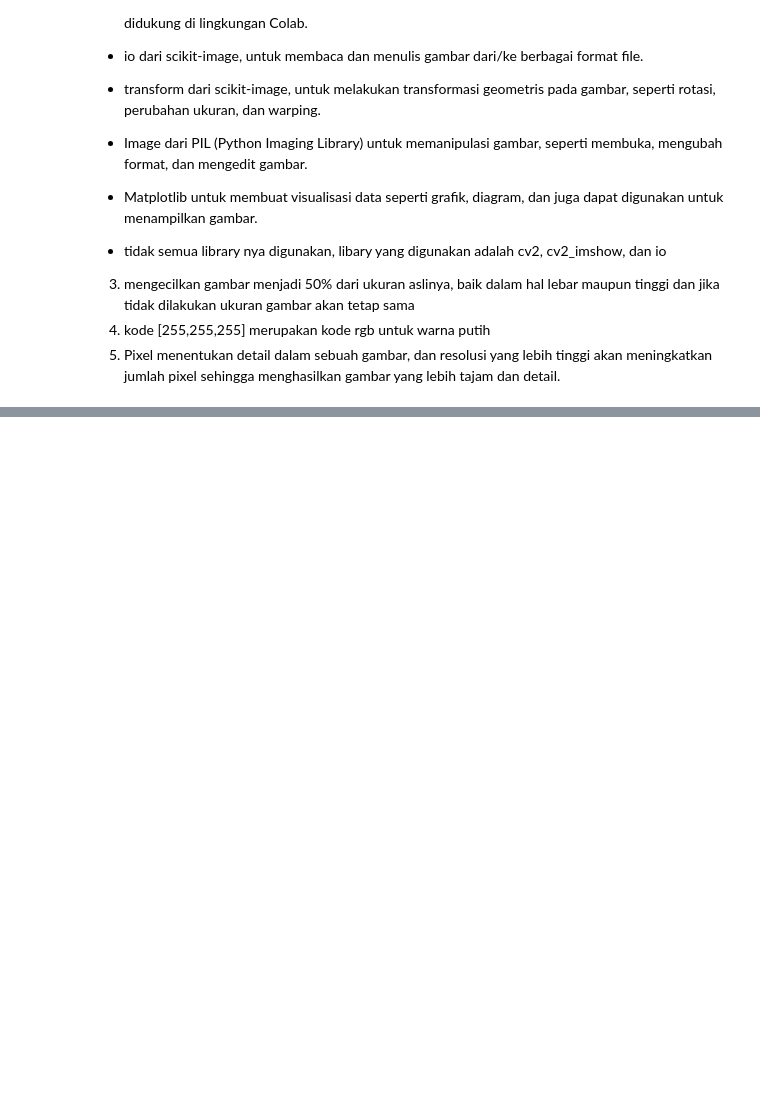
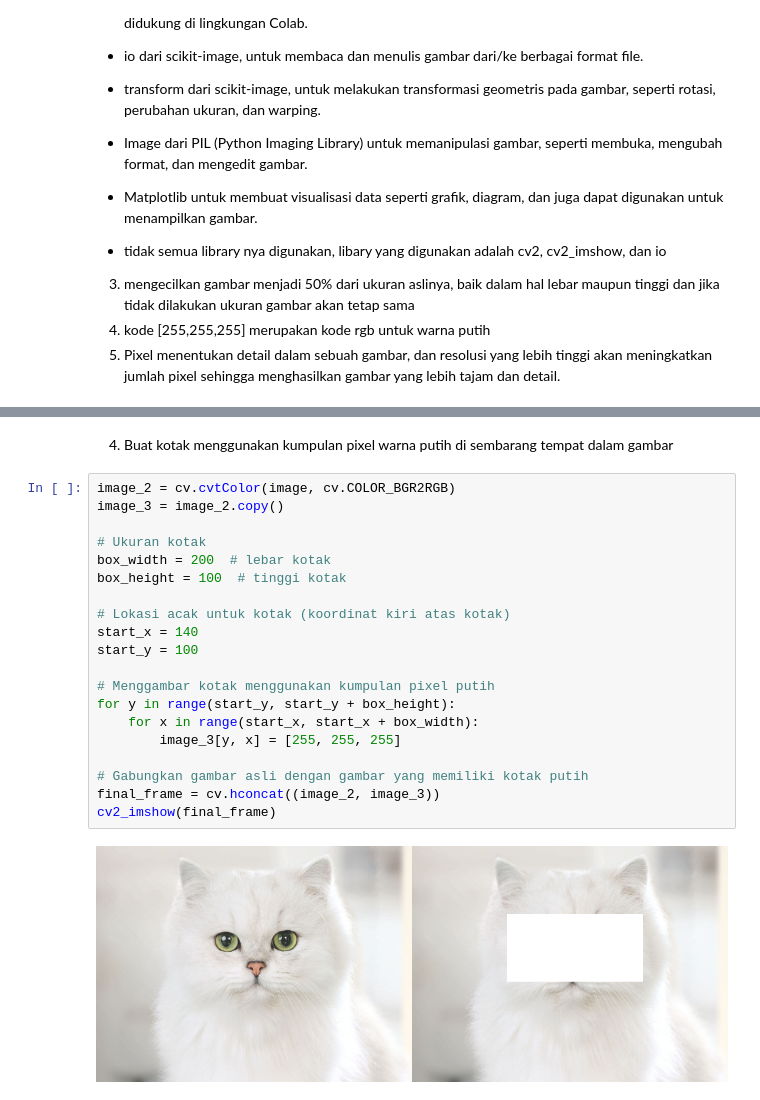
Before and after one commit to MuhammadAinurRiziq13/PCVK_2024_19, a Jupyter notebook: Week1.ipynb, the cells around one changed output, grey strips where cells are left out. Saved outputs shown, nothing was run; the diff lists cells and outputs as text; blank space fills up the shorter version.

```diff
--- a/Week1.ipynb
+++ b/Week1.ipynb
@@ -94,0 +156,24 @@ Apakah kegunaan kode [255,255,255] ? Jelaskan!
+# %% [markdown]
+ 4.  Buat kotak menggunakan kumpulan pixel warna putih di sembarang tempat dalam gambar
+# %%
+image_2 = cv.cvtColor(image, cv.COLOR_BGR2RGB)
+image_3 = image_2.copy()
+
+# Ukuran kotak
+box_width = 200  # lebar kotak
+box_height = 100  # tinggi kotak
+
+# Lokasi acak untuk kotak (koordinat kiri atas kotak)
+start_x = 140
+start_y = 100
+
+# Menggambar kotak menggunakan kumpulan pixel putih
+for y in range(start_y, start_y + box_height):
+    for x in range(start_x, start_x + box_width):
+        image_3[y, x] = [255, 255, 255]
+
+# Gabungkan gambar asli dengan gambar yang memiliki kotak putih
+final_frame = cv.hconcat((image_2, image_3))
+cv2_imshow(final_frame)
+# %% [output]
+[figure, added]
```
Also changed, not shown: parts of 5 cells of this notebook.
